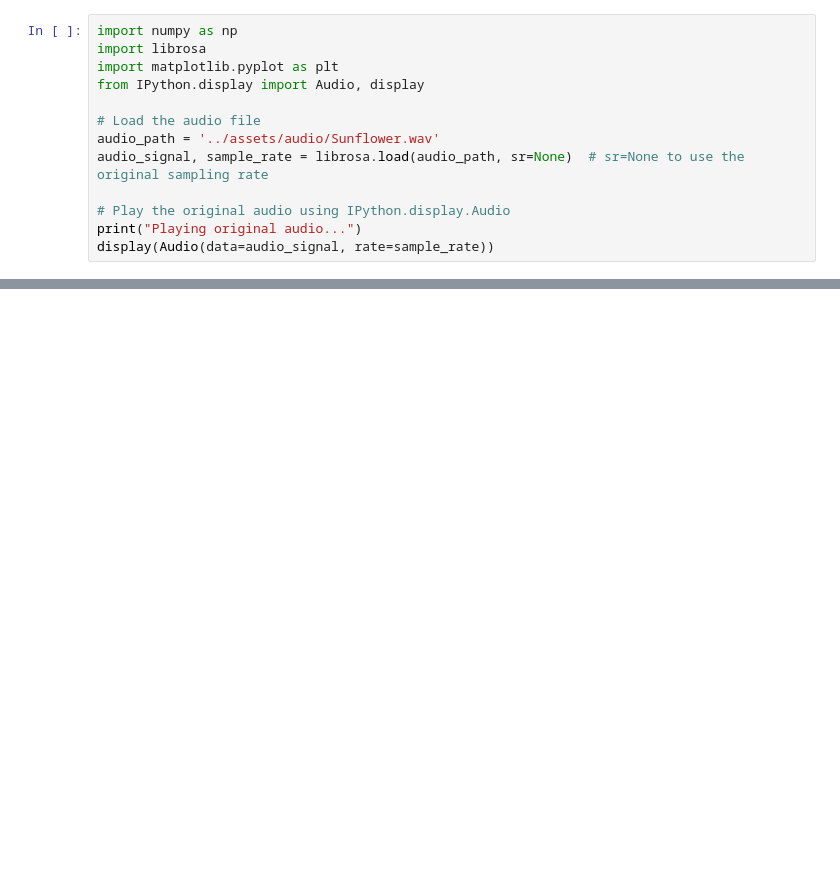
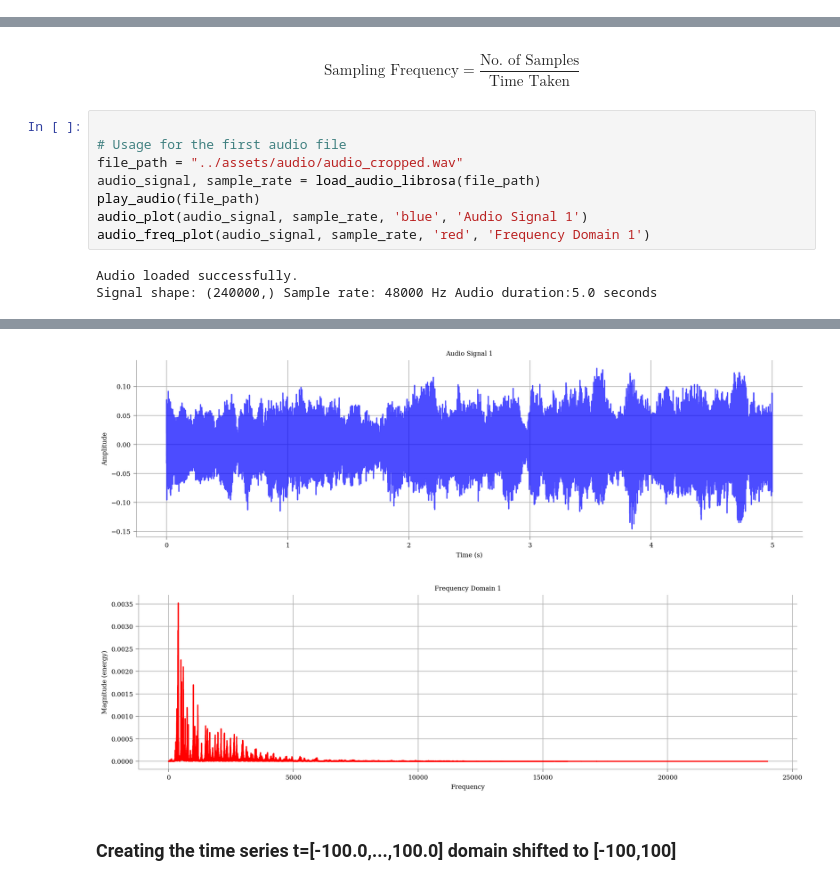
Before and after one commit to ShardulJunagade/ES-335-Assignment-2-2024-Fall, a Jupyter notebook: Task2/Audio.Reconstuctionn.ipynb, the cells around one changed output, grey strips where cells are left out. Drawn from its saved outputs; the diff is of its cells as text; blank space fills up the shorter version.

```diff
--- a/Task2/Audio.Reconstuctionn.ipynb
+++ b/Task2/Audio.Reconstuctionn.ipynb
@@ -1,13 +0,0 @@
-# %%
-import numpy as np
-import librosa
-import matplotlib.pyplot as plt
-from IPython.display import Audio, display
-
-# Load the audio file
-audio_path = '../assets/audio/Sunflower.wav'
-audio_signal, sample_rate = librosa.load(audio_path, sr=None)  # sr=None to use the original sampling rate
-
-# Play the original audio using IPython.display.Audio
-print("Playing original audio...")
-display(Audio(data=audio_signal, rate=sample_rate))
@@ -56,0 +214,13 @@ First few amplitude values: [-6.1035156e-05 -3.0517578e-05  3.0517578e-05  6.103
+# %% [markdown]
+$$ \text{Sampling Frequency} = \frac{\text{No. of Samples}}{\text{Time Taken}} $$
+# %%
+
+# Usage for the first audio file
+file_path = "../assets/audio/audio_cropped.wav"
+audio_signal, sample_rate = load_audio_librosa(file_path)
+play_audio(file_path)
+audio_plot(audio_signal, sample_rate, 'blue', 'Audio Signal 1')
+audio_freq_plot(audio_signal, sample_rate, 'red', 'Frequency Domain 1')
+# %% [output]
+Audio loaded successfully.
+Signal shape: (240000,) Sample rate: 48000 Hz Audio duration:5.0 seconds
@@ -56,0 +228,4 @@ First few amplitude values: [-6.1035156e-05 -3.0517578e-05  3.0517578e-05  6.103
+[figure, added]
+[figure, added]
+# %% [markdown]
+### Creating the time series t=[-100.0,...,100.0] domain shifted to [-100,100]
```
Also changed, not shown: parts of 34 cells of this notebook, 4 other files.
